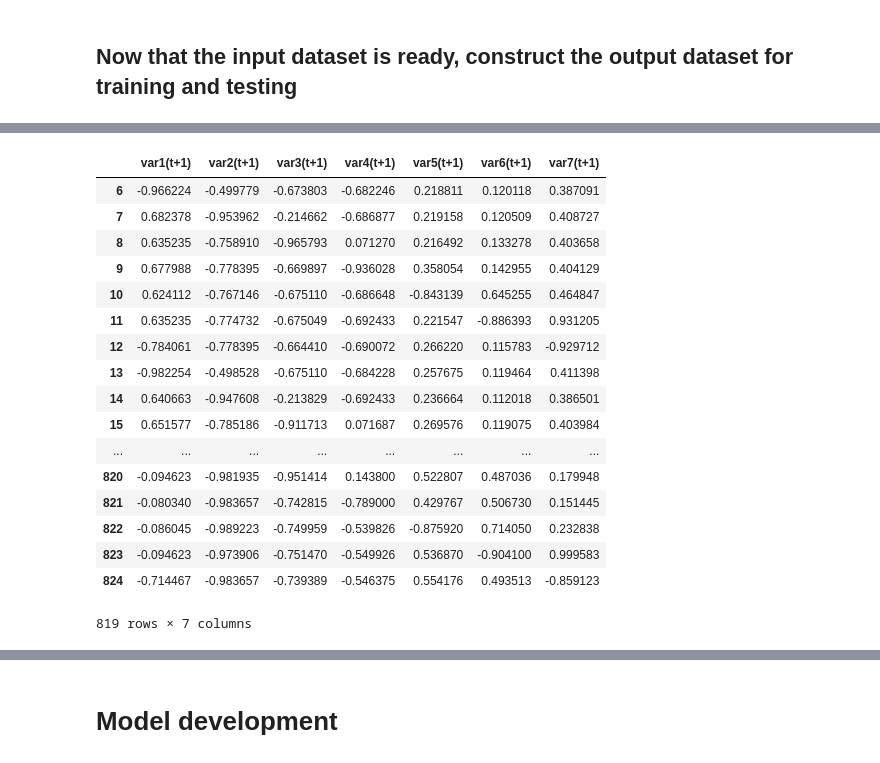
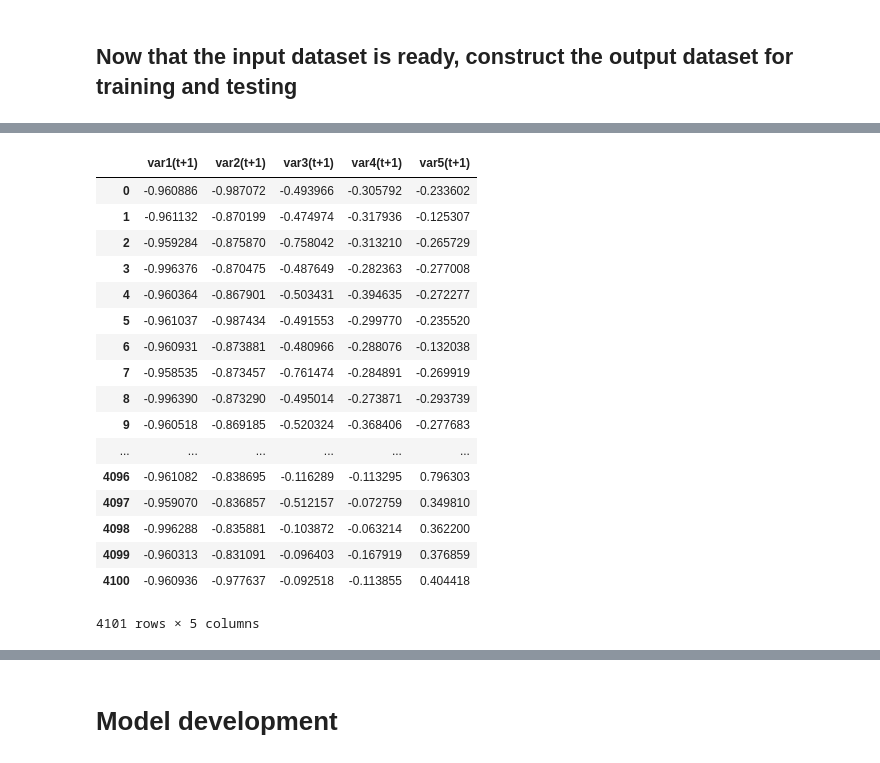
Before and after one commit to abhishekabhishek/mlh-2018, a Jupyter notebook: COMP 3190 Assignment 4.ipynb, the cells around one changed output, grey strips where cells are left out. Drawn from its saved outputs; the diff is of its cells as text; code cells hidden in the pictures.

```diff
--- a/COMP 3190 Assignment 4.ipynb
+++ b/COMP 3190 Assignment 4.ipynb
@@ -27,6 +27,6 @@ Home directory for the current user :  C:\Users\Alpha
 # %%
 # Add path to the sample data file for training and testing models
 sample_file_path = path.join(user_home_dir,
-                                  'Desktop\MLH-2018\\amex-nyse-nasdaq-stock-histories\subset_data\AAL.csv')
+                                  'Desktop\\MLH-2018\\amex-nyse-nasdaq-stock-histories\\subset_data\\HPQ.csv')
 print('Path to the data file currently being used : ', sample_file_path)
 # %% [output]
@@ -160,2 +190,4 @@ plt.show()
 # %% [markdown]
 ## Now that the dataframe are constructed, we can start the feature extraction and normalization
+# %%
+sample_dataframe = sample_dataframe.reset_index(drop=True)
@@ -161,0 +203,15 @@ plt.show()
+# %%
+# Initialize the list to hold the normalized data valuess
+scaled_features = []
+
+# Approach 1 : Using the data from previous 7 days to predict the next day
+from sklearn.preprocessing import MinMaxScaler
+
+# Normalize and scale each one of the input features and construct the
+# scaler array for doing inverse scaling later
+sample_df_cols = list(sample_dataframe.columns.values)
+sample_df_cols.remove('date')
+sample_df_cols.remove('Timestamp')
+sample_df_cols.remove('volume')
+
+display(sample_df_cols)
@@ -265,7 +312,7 @@ def make_dataset_batchable(data_array_in, desired_ratio, batch_size):
 # Make the dataset batchable for the training and testing
 
 batch_size = 7
-test_train_ratio = 0.75
+test_train_ratio = 0.6667
 
 ratio_to_use, scaled_features = make_dataset_batchable(scaled_features,
                                                       test_train_ratio,
@@ -602,31 +630,29 @@ train_output
 # %%
 test_output = create_output(data=test_dataset,
                             n_in=0,
                             n_out=2,
                             dropnan=True)
 
-
-test_output.drop(index=[0,1,2,3,4,5], inplace=True)
 display(test_output)
 # %% [output]
-|  | var1(t+1) | var2(t+1) | var3(t+1) | var4(t+1) | var5(t+1) | var6(t+1) | var7(t+1) |
-| 6 | -0.966224 | -0.499779 | -0.673803 | -0.682246 | 0.218811 | 0.120118 | 0.387091 |
-| 7 | 0.682378 | -0.953962 | -0.214662 | -0.686877 | 0.219158 | 0.120509 | 0.408727 |
-| 8 | 0.635235 | -0.758910 | -0.965793 | 0.071270 | 0.216492 | 0.133278 | 0.403658 |
-| 9 | 0.677988 | -0.778395 | -0.669897 | -0.936028 | 0.358054 | 0.142955 | 0.404129 |
-| 10 | 0.624112 | -0.767146 | -0.675110 | -0.686648 | -0.843139 | 0.645255 | 0.464847 |
-| 11 | 0.635235 | -0.774732 | -0.675049 | -0.692433 | 0.221547 | -0.886393 | 0.931205 |
-| 12 | -0.784061 | -0.778395 | -0.664410 | -0.690072 | 0.266220 | 0.115783 | -0.929712 |
-| 13 | -0.982254 | -0.498528 | -0.675110 | -0.684228 | 0.257675 | 0.119464 | 0.411398 |
-| 14 | 0.640663 | -0.947608 | -0.213829 | -0.692433 | 0.236664 | 0.112018 | 0.386501 |
-| 15 | 0.651577 | -0.785186 | -0.911713 | 0.071687 | 0.269576 | 0.119075 | 0.403984 |
-| ... | ... | ... | ... | ... | ... | ... | ... |
-| 820 | -0.094623 | -0.981935 | -0.951414 | 0.143800 | 0.522807 | 0.487036 | 0.179948 |
-| 821 | -0.080340 | -0.983657 | -0.742815 | -0.789000 | 0.429767 | 0.506730 | 0.151445 |
-| 822 | -0.086045 | -0.989223 | -0.749959 | -0.539826 | -0.875920 | 0.714050 | 0.232838 |
-| 823 | -0.094623 | -0.973906 | -0.751470 | -0.549926 | 0.536870 | -0.904100 | 0.999583 |
-| 824 | -0.714467 | -0.983657 | -0.739389 | -0.546375 | 0.554176 | 0.493513 | -0.859123 |
+|  | var1(t+1) | var2(t+1) | var3(t+1) | var4(t+1) | var5(t+1) |
+| 0 | -0.960886 | -0.987072 | -0.493966 | -0.305792 | -0.233602 |
+| 1 | -0.961132 | -0.870199 | -0.474974 | -0.317936 | -0.125307 |
+| 2 | -0.959284 | -0.875870 | -0.758042 | -0.313210 | -0.265729 |
+| 3 | -0.996376 | -0.870475 | -0.487649 | -0.282363 | -0.277008 |
+| 4 | -0.960364 | -0.867901 | -0.503431 | -0.394635 | -0.272277 |
+| 5 | -0.961037 | -0.987434 | -0.491553 | -0.299770 | -0.235520 |
+| 6 | -0.960931 | -0.873881 | -0.480966 | -0.288076 | -0.132038 |
+| 7 | -0.958535 | -0.873457 | -0.761474 | -0.284891 | -0.269919 |
+| 8 | -0.996390 | -0.873290 | -0.495014 | -0.273871 | -0.293739 |
+| 9 | -0.960518 | -0.869185 | -0.520324 | -0.368406 | -0.277683 |
+| ... | ... | ... | ... | ... | ... |
+| 4096 | -0.961082 | -0.838695 | -0.116289 | -0.113295 | 0.796303 |
+| 4097 | -0.959070 | -0.836857 | -0.512157 | -0.072759 | 0.349810 |
+| 4098 | -0.996288 | -0.835881 | -0.103872 | -0.063214 | 0.362200 |
+| 4099 | -0.960313 | -0.831091 | -0.096403 | -0.167919 | 0.376859 |
+| 4100 | -0.960936 | -0.977637 | -0.092518 | -0.113855 | 0.404418 |
-819 rows × 7 columns
+4101 rows × 5 columns
 # %%
 # Extract the data from the dataframes
 train_output_np = train_output.values
```
Also changed, not shown: parts of 81 cells of this notebook, 11 other files.
